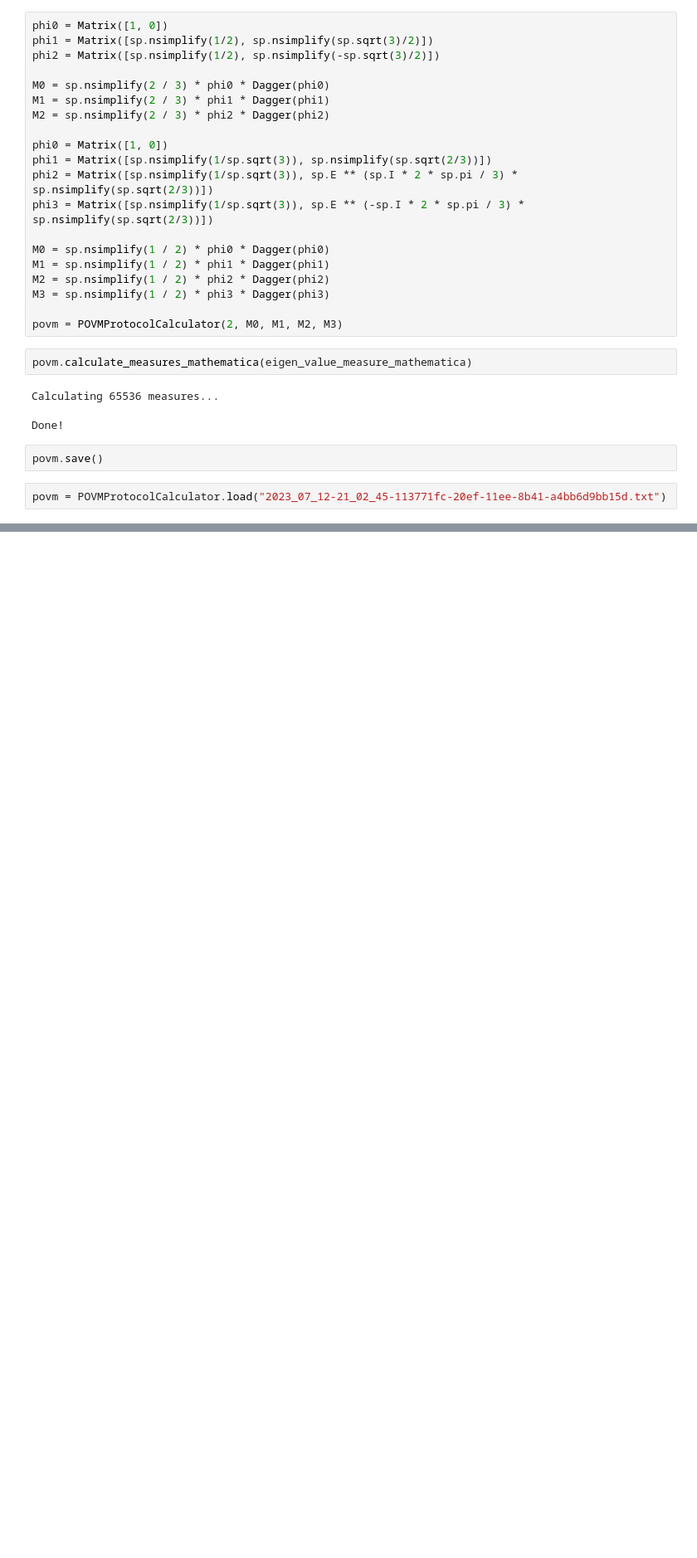
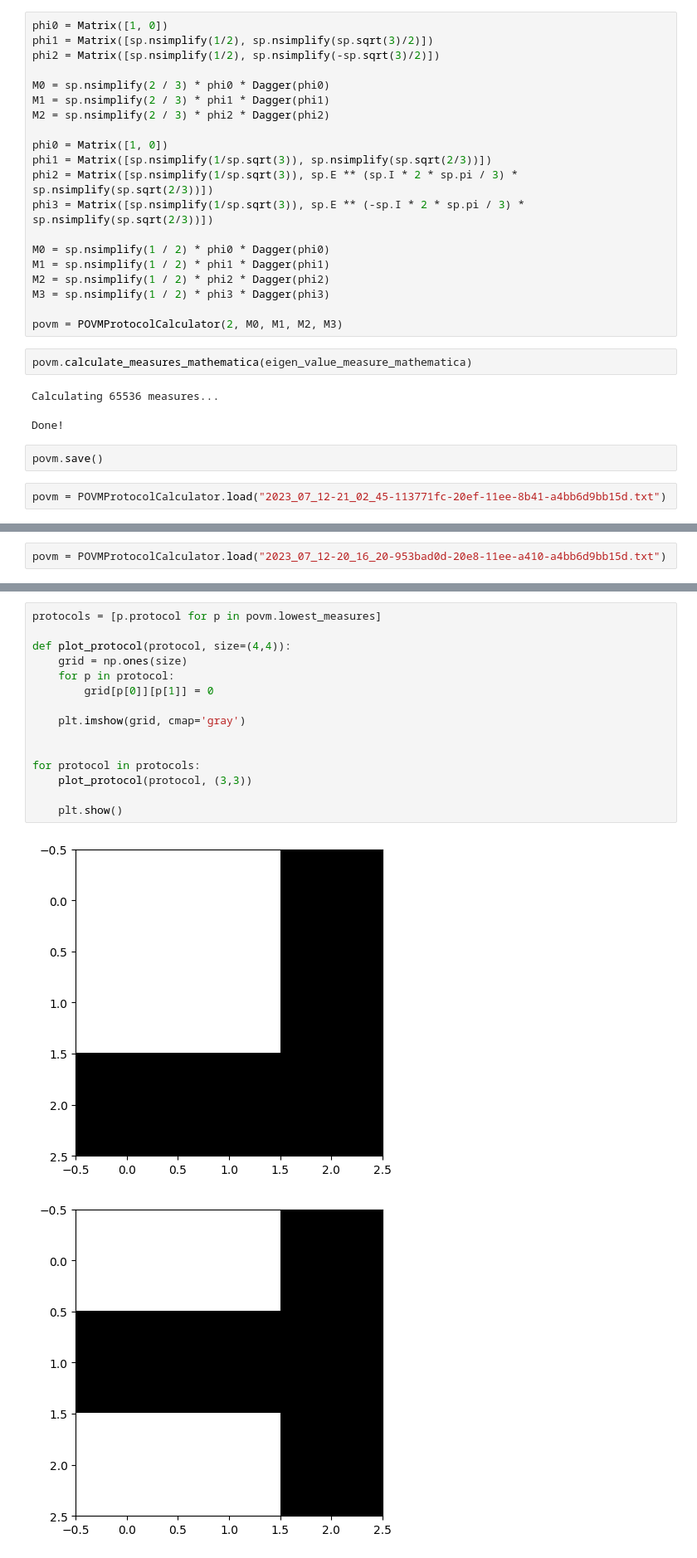
Before and after one commit to custal/noisy_quantum_measurements, a Jupyter notebook: calculation.ipynb, the cells around one changed output, grey strips where cells are left out. Shown at 83% size. Saved outputs shown, nothing was run; the diff lists cells and outputs as text; blank space fills up the shorter version.

```diff
--- a/calculation.ipynb
+++ b/calculation.ipynb
@@ -111,0 +355,2 @@ povm.lowest_measures
+# %%
+povm = POVMProtocolCalculator.load("2023_07_12-20_16_20-953bad0d-20e8-11ee-a410-a4bb6d9bb15d.txt")
@@ -111,0 +369,18 @@ povm.lowest_measures
+# %%
+protocols = [p.protocol for p in povm.lowest_measures]
+
+def plot_protocol(protocol, size=(4,4)):
+    grid = np.ones(size)
+    for p in protocol:
+        grid[p[0]][p[1]] = 0
+
+    plt.imshow(grid, cmap='gray')
+
+
+for protocol in protocols:
+    plot_protocol(protocol, (3,3))
+
+    plt.show()
+# %% [output]
+[figure, added]
+[figure, added]
```
Also changed, not shown: parts of 24 cells of this notebook, 2 other files.
